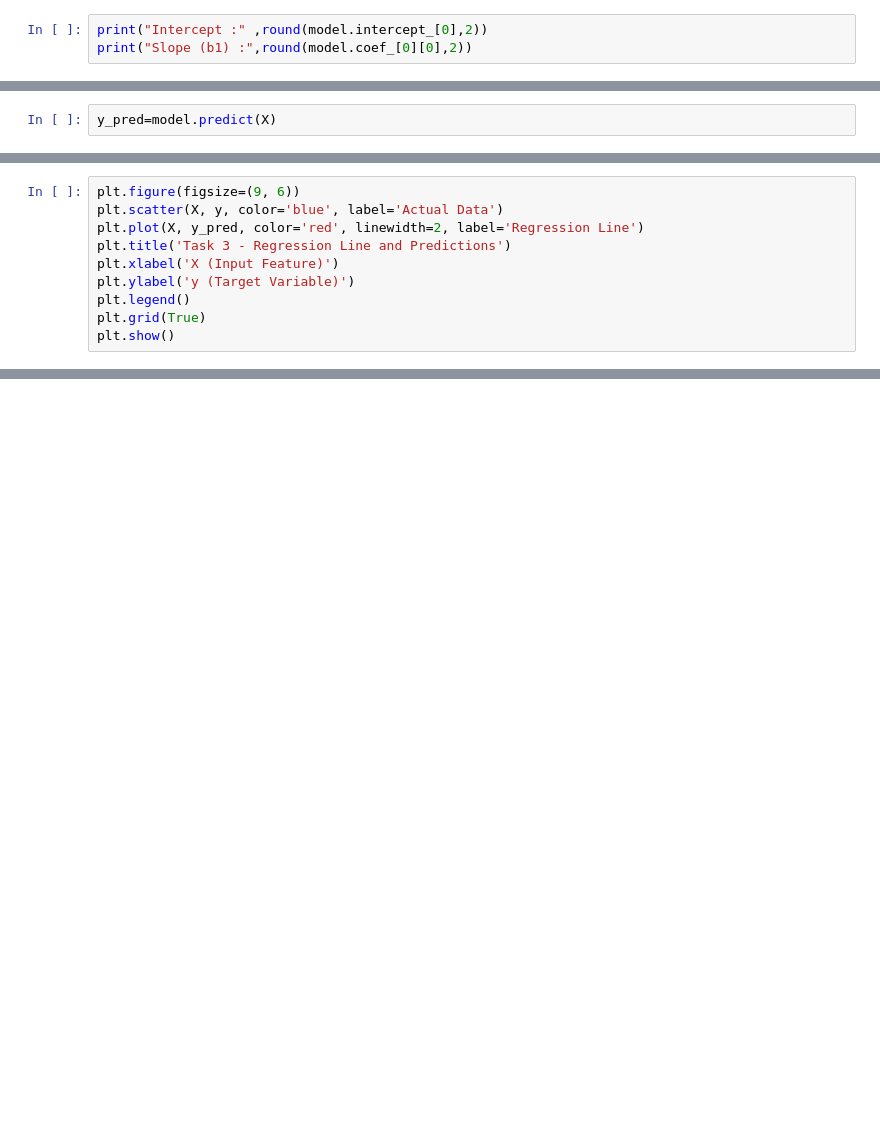
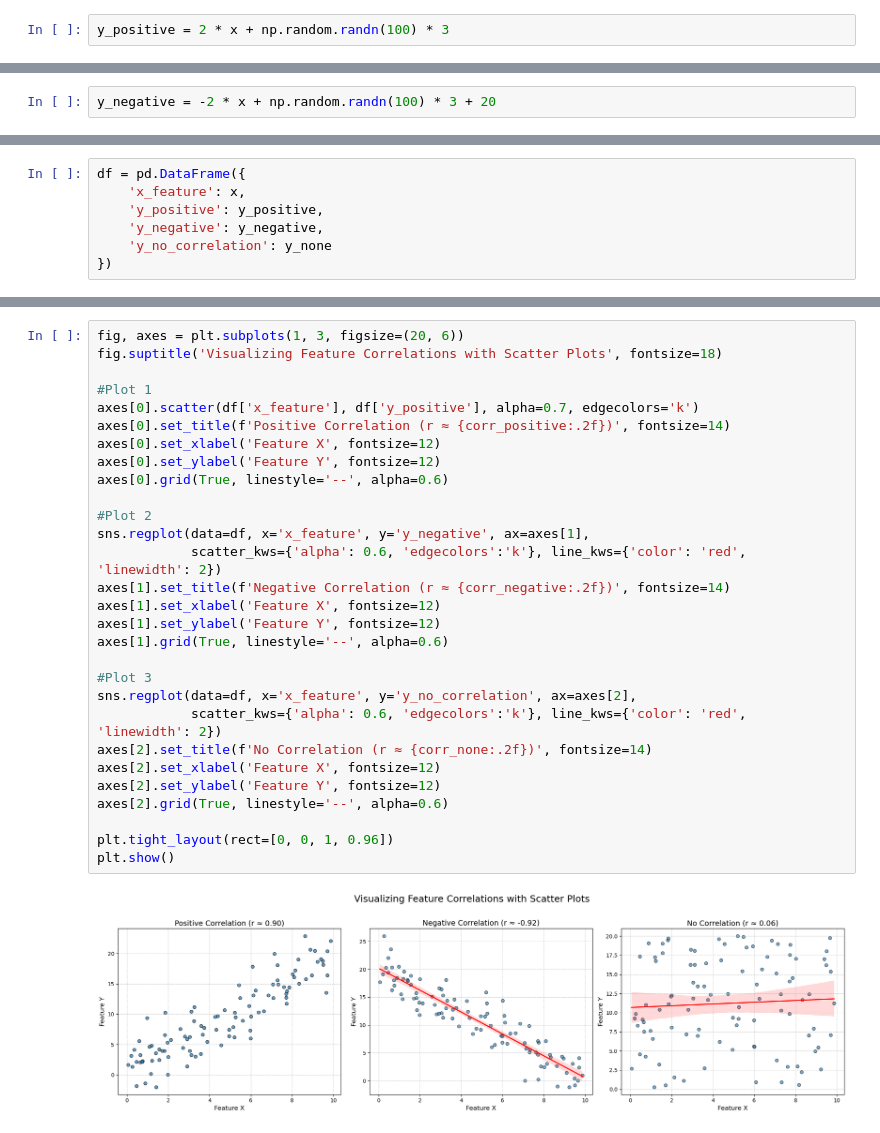
Before and after one commit to Abdullahs-git/YoungDevInterns_Machine_Learning_Tasks, a Jupyter notebook: Basic/Task_3/Plot-LR.ipynb, the cells around one changed output, grey strips where cells are left out. Drawn from its saved outputs; the diff is of its cells as text; blank space fills up the shorter version.

Commit message:
Basic tasks completed

```diff
--- a/Basic/Task_3/Plot-LR.ipynb
+++ b/Basic/Task_3/Plot-LR.ipynb
@@ -15,3 +10,2 @@ LinearRegression()
 # %%
-print("Intercept :" ,round(model.intercept_[0],2))
-print("Slope (b1) :",round(model.coef_[0][0],2))
+y_positive = 2 * x + np.random.randn(100) * 3
@@ -21,3 +12,3 @@ Slope (b1) : 3.38
 # %%
-y_pred=model.predict(X)
+y_negative = -2 * x + np.random.randn(100) * 3 + 20
 # %%
@@ -33,10 +16,7 @@ R² Score: 0.97
 # %%
-plt.figure(figsize=(9, 6))
-plt.scatter(X, y, color='blue', label='Actual Data')
-plt.plot(X, y_pred, color='red', linewidth=2, label='Regression Line')
-plt.title('Task 3 - Regression Line and Predictions')
-plt.xlabel('X (Input Feature)')
-plt.ylabel('y (Target Variable)')
-plt.legend()
-plt.grid(True)
-plt.show()
+df = pd.DataFrame({
+    'x_feature': x,
+    'y_positive': y_positive,
+    'y_negative': y_negative,
+    'y_no_correlation': y_none
+})
@@ -56,0 +37,31 @@ X = 45 → Predicted y = 152.94
+# %%
+fig, axes = plt.subplots(1, 3, figsize=(20, 6))
+fig.suptitle('Visualizing Feature Correlations with Scatter Plots', fontsize=18)
+
+#Plot 1
+axes[0].scatter(df['x_feature'], df['y_positive'], alpha=0.7, edgecolors='k')
+axes[0].set_title(f'Positive Correlation (r ≈ {corr_positive:.2f})', fontsize=14)
+axes[0].set_xlabel('Feature X', fontsize=12)
+axes[0].set_ylabel('Feature Y', fontsize=12)
+axes[0].grid(True, linestyle='--', alpha=0.6)
+
+#Plot 2
+sns.regplot(data=df, x='x_feature', y='y_negative', ax=axes[1],
+            scatter_kws={'alpha': 0.6, 'edgecolors':'k'}, line_kws={'color': 'red', 'linewidth': 2})
+axes[1].set_title(f'Negative Correlation (r ≈ {corr_negative:.2f})', fontsize=14)
+axes[1].set_xlabel('Feature X', fontsize=12)
+axes[1].set_ylabel('Feature Y', fontsize=12)
+axes[1].grid(True, linestyle='--', alpha=0.6)
+
+#Plot 3
+sns.regplot(data=df, x='x_feature', y='y_no_correlation', ax=axes[2],
+            scatter_kws={'alpha': 0.6, 'edgecolors':'k'}, line_kws={'color': 'red', 'linewidth': 2})
+axes[2].set_title(f'No Correlation (r ≈ {corr_none:.2f})', fontsize=14)
+axes[2].set_xlabel('Feature X', fontsize=12)
+axes[2].set_ylabel('Feature Y', fontsize=12)
+axes[2].grid(True, linestyle='--', alpha=0.6)
+
+plt.tight_layout(rect=[0, 0, 1, 0.96])
+plt.show()
+# %% [output]
+[figure, added]
```
Also changed, not shown: parts of 8 cells of this notebook, 1 other file.
